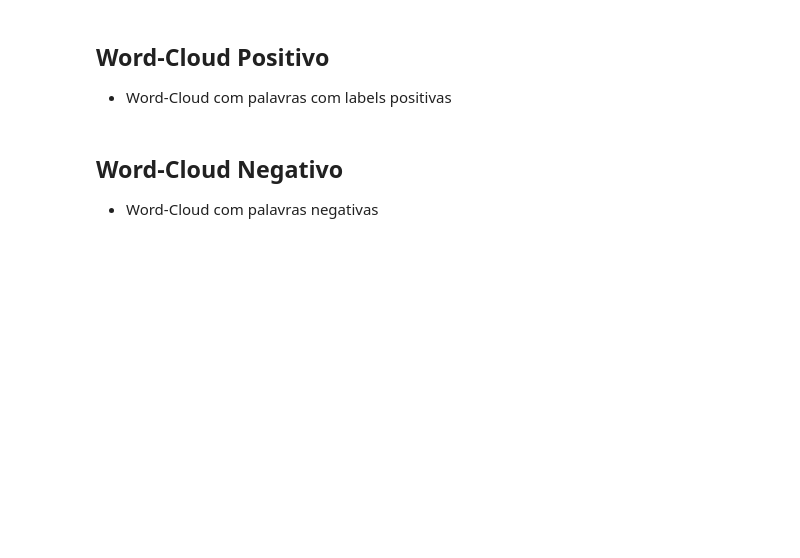
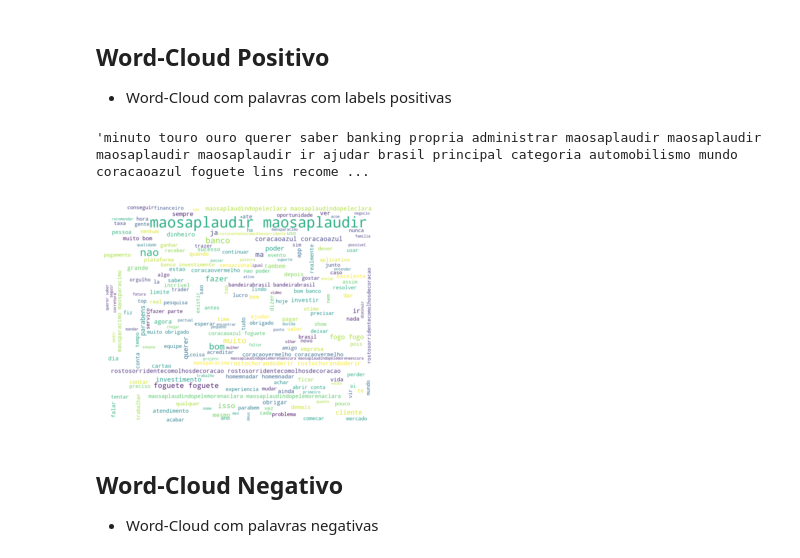
Before and after one commit to 2023M6T4-Inteli/Projeto2, a Jupyter notebook: src/Notebook/final.ipynb, the cells around one changed output. Drawn from its saved outputs; the diff is of its cells as text; code cells hidden in the pictures; blank space fills up the shorter version.

```diff
--- a/src/Notebook/final.ipynb
+++ b/src/Notebook/final.ipynb
@@ -231,0 +255,6 @@ def pipeline(texto):
+# %%
+#retirada de stop_words novamente
+df['texto_pre'] = df['texto_pre'].apply(stop_punct)
+# %%
+#Algumas palavras da lematização ficaram maiúsculas
+df['texto_pre'] = df['texto_pre'].apply(lambda x: x.lower())
@@ -231,0 +270,3 @@ def pipeline(texto):
+# %%
+#Criando coluna com tokenização
+df['tokens'] = df['texto_pre'].apply(lambda x: x.split())
@@ -237,6 +325,29 @@ def pipeline(texto):
 # %% [markdown]
 ## Word-Cloud Positivo
 - Word-Cloud com palavras com labels positivas
+# %%
+pos = df.query('sentimento == 1')
+tokens_pos = pos['texto_pre'].apply(lambda x: x.split())
+word_positive = []
+for sentences in tokens_pos:
+    for tokens in sentences:
+        word_positive.append(tokens)
+texto = ' '.join(word_positive)
+# %%
+texto
+# %% [output]
+'minuto touro ouro querer saber banking propria administrar maosaplaudir maosaplaudir maosaplaudir maosaplaudir ir ajudar brasil principal categoria automobilismo mundo coracaoazul foguete lins recome ...
+# %%
+# WordCloud
+# Criando um objeto WordCloud com as configurações desejadas
+wordcloud = WordCloud(width=2000, height=1200,background_color='white').generate(texto)
+
+# Mostrando a imagem da nuvem de palavras
+plt.imshow(wordcloud, interpolation='bilinear')
+plt.axis('off')
+plt.show()
+# %% [output]
+[figure, added]
 # %% [markdown]
 ## Word-Cloud Negativo
 - Word-Cloud com palavras negativas
```
Also changed, not shown: parts of 27 cells of this notebook, 1 other file.
